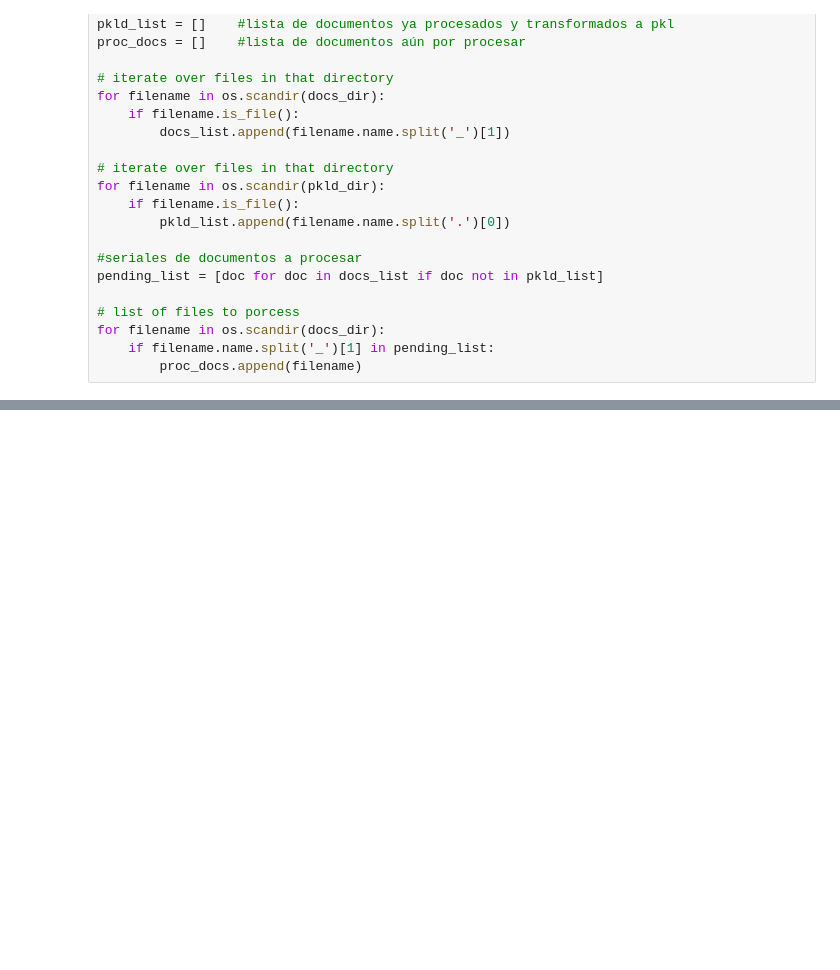
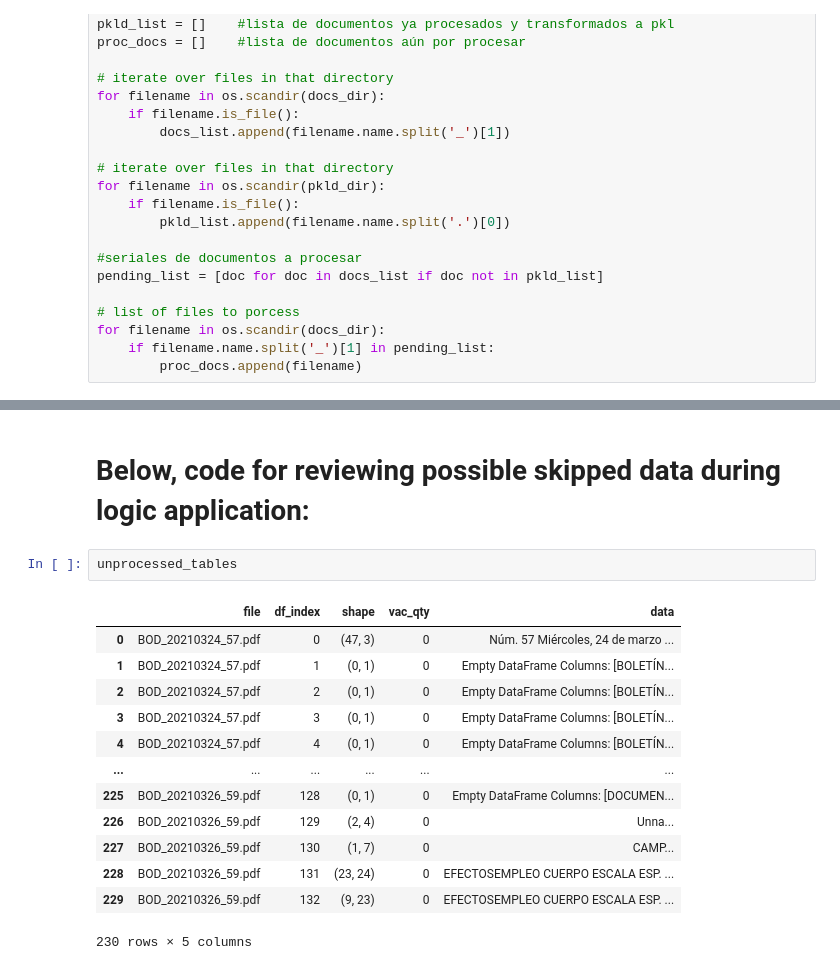
Before and after one commit to jaume-rsl/scraper, a Jupyter notebook: scraper.ipynb, the cells around one changed output, grey strips where cells are left out. Saved outputs shown, nothing was run; the diff lists cells and outputs as text; blank space fills up the shorter version.

```diff
--- a/scraper.ipynb
+++ b/scraper.ipynb
@@ -182,0 +260,18 @@ print(len(discarded_tables) + ' tables not processed.')
+# %% [markdown]
+# Below, code for reviewing possible skipped data during logic application:
+# %%
+unprocessed_tables
+# %% [output]
+|  | file | df_index | shape | vac_qty | data |
+| 0 | BOD_20210324_57.pdf | 0 | (47, 3) | 0 | Núm. 57 Miércoles, 24 de marzo ... |
+| 1 | BOD_20210324_57.pdf | 1 | (0, 1) | 0 | Empty DataFrame Columns: [BOLETÍN... |
+| 2 | BOD_20210324_57.pdf | 2 | (0, 1) | 0 | Empty DataFrame Columns: [BOLETÍN... |
+| 3 | BOD_20210324_57.pdf | 3 | (0, 1) | 0 | Empty DataFrame Columns: [BOLETÍN... |
+| 4 | BOD_20210324_57.pdf | 4 | (0, 1) | 0 | Empty DataFrame Columns: [BOLETÍN... |
+| ... | ... | ... | ... | ... | ... |
+| 225 | BOD_20210326_59.pdf | 128 | (0, 1) | 0 | Empty DataFrame Columns: [DOCUMEN... |
+| 226 | BOD_20210326_59.pdf | 129 | (2, 4) | 0 | Unna... |
+| 227 | BOD_20210326_59.pdf | 130 | (1, 7) | 0 | CAMP... |
+| 228 | BOD_20210326_59.pdf | 131 | (23, 24) | 0 | EFECTOSEMPLEO CUERPO ESCALA ESP. ... |
+| 229 | BOD_20210326_59.pdf | 132 | (9, 23) | 0 | EFECTOSEMPLEO CUERPO ESCALA ESP. ... |
+230 rows × 5 columns
```
Also changed, not shown: parts of 5 cells of this notebook.
